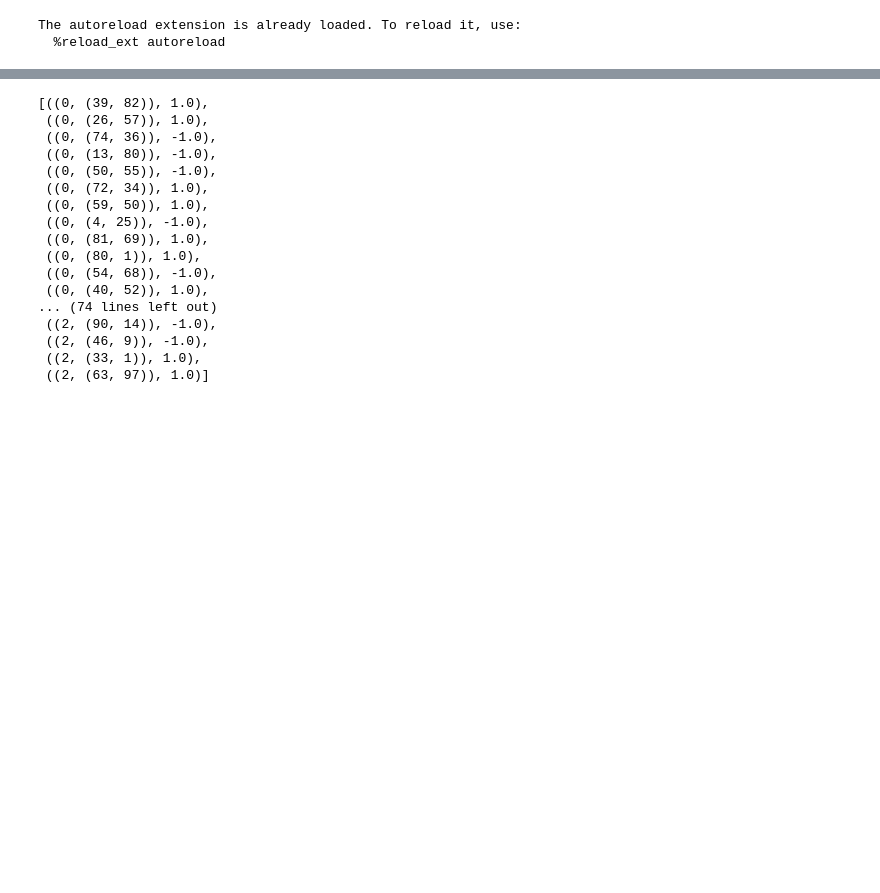
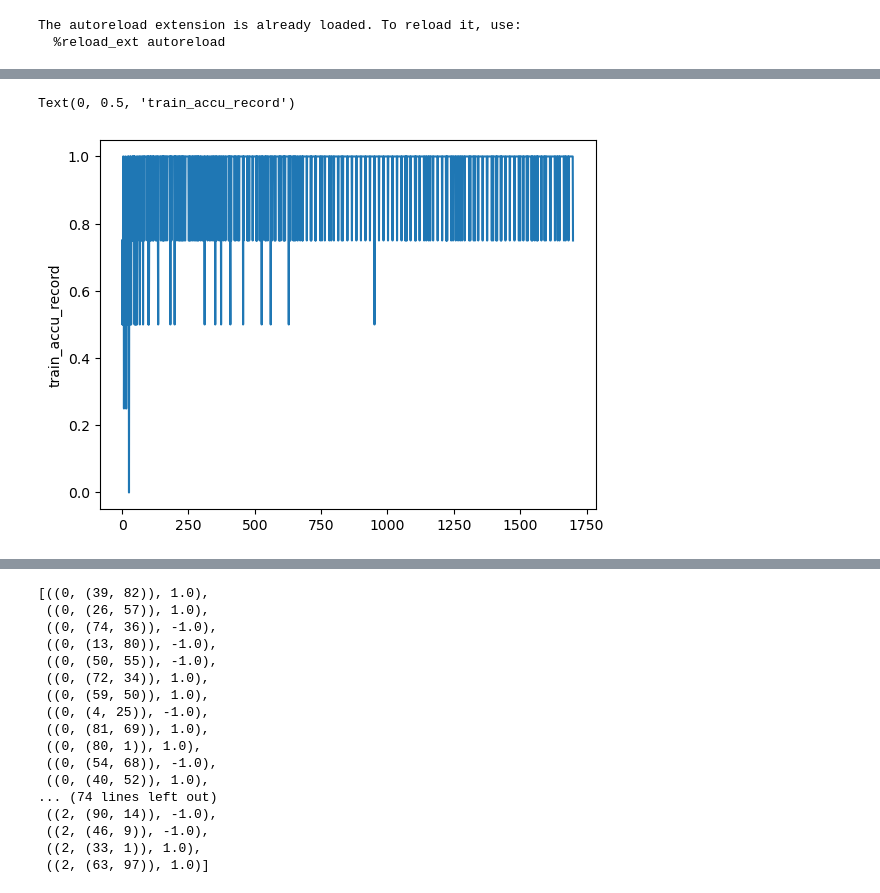
Before and after one commit to ChenDaiwei-99/multiuser-metric-preference, a Jupyter notebook: tmp_torch_daiwei.ipynb, the cells around one changed output, grey strips where cells are left out. Drawn from its saved outputs; the diff is of its cells as text; code cells hidden in the pictures; blank space fills up the shorter version.

```diff
--- a/tmp_torch_daiwei.ipynb
+++ b/tmp_torch_daiwei.ipynb
@@ -219,0 +319,6 @@ plt.plot(accu_record)
+# %%
+plt.plot(train_stats['train_accu_record'])
+plt.ylabel('train_accu_record')
+# %% [output]
+Text(0, 0.5, 'train_accu_record')
+[figure, added]
```
Also changed, not shown: parts of 21 cells of this notebook.
